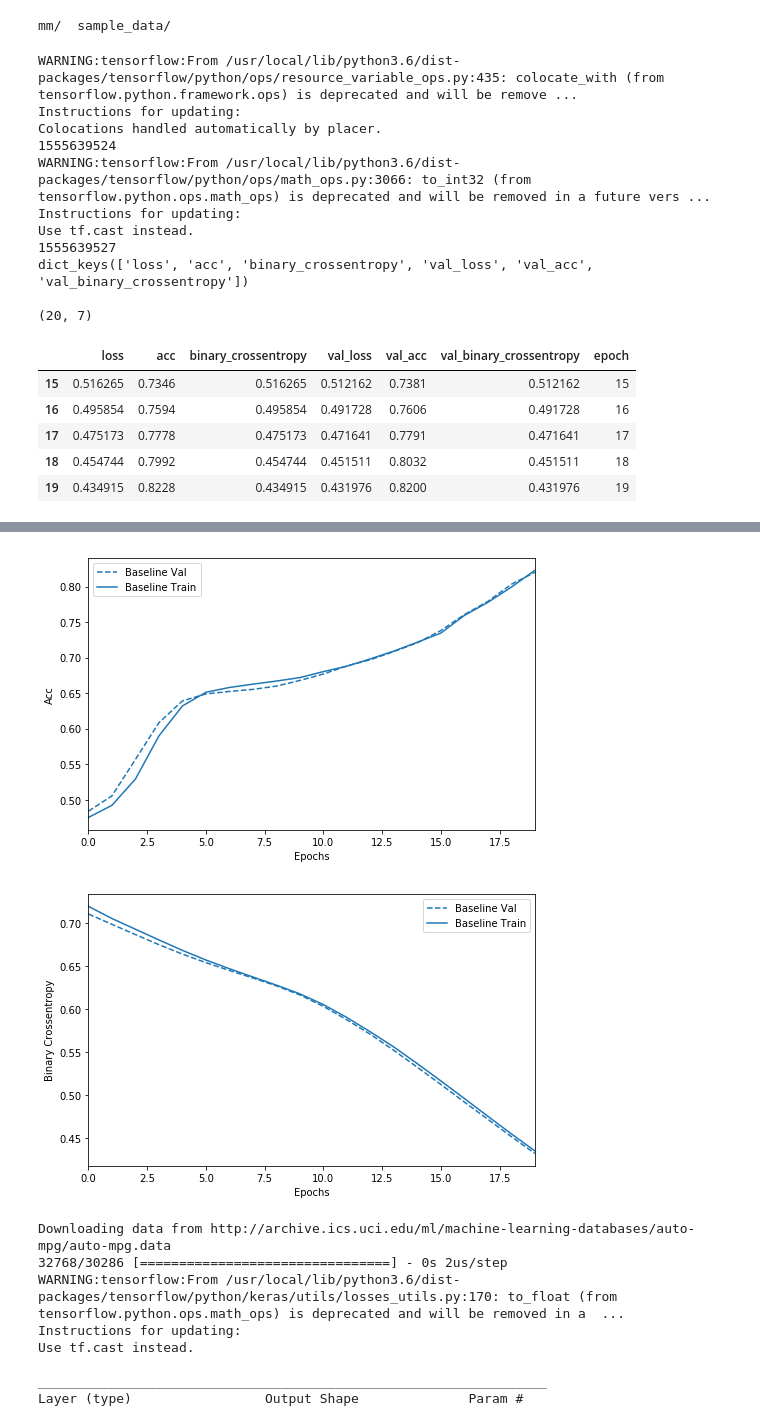
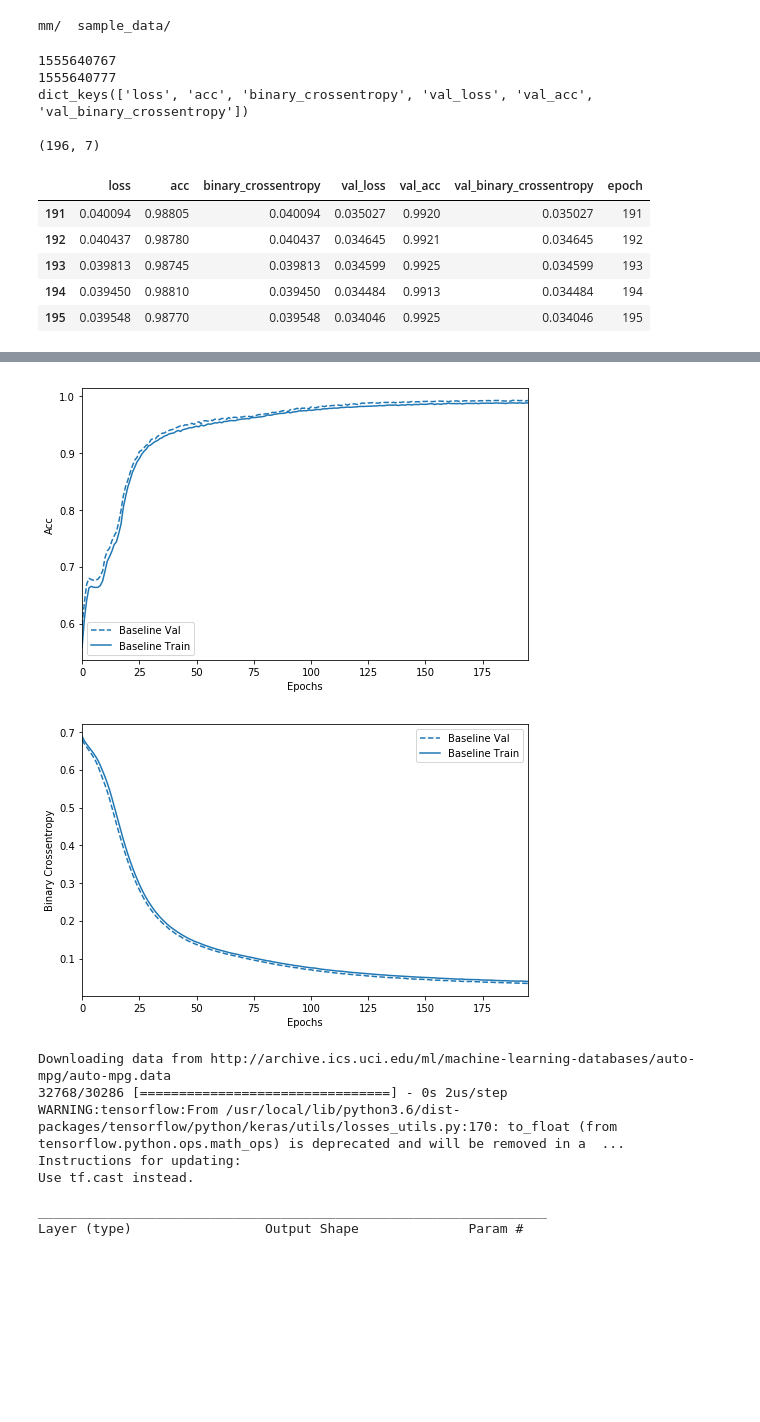
Before and after one commit to tlqtangok/tf2, a Jupyter notebook: tf_2_0_gpu_demo.ipynb, the cells around one changed output, grey strips where cells are left out. Saved outputs shown, nothing was run; the diff lists cells and outputs as text; code cells hidden in the pictures; blank space fills up the shorter version.

```diff
--- a/tf_2_0_gpu_demo.ipynb
+++ b/tf_2_0_gpu_demo.ipynb
@@ -17,19 +17,8 @@ import sklearn.preprocessing as prep
 from IPython.display import display
 
 ### lib_
-def gen_train_label(rows, x_dim, y_dim):
 
-    x_train = np.random.random([rows,x_dim])
-    x_label = np.random.random([rows,y_dim])
-    x_label.fill(0.0)
 
-    for idx in range(rows):
-        e_ = x_train[idx]
-
-        e_c = (np.sqrt(e_[0] * e_[0] + e_[-1] * e_[-1]) > 0.66) * 1.0
-        x_label[idx][int(e_c)] = 1.0
-
-    return [x_train, x_label]
 
 def plot_history(histories, key='binary_crossentropy'):
     plt.figure(figsize=(8,5))
@@ -96,10 +85,24 @@ def gen_model(x_dim, y_dim):
 
     return baseline_model
 
+def gen_train_label(rows, x_dim, y_dim):
+    x_train = np.random.random([rows,x_dim])
+    x_label = np.random.random([rows,y_dim])
+    x_label.fill(0.0)
 
-def main():
+    for idx in range(rows):
+        e_ = x_train[idx]
+
+        e_c = (np.sqrt(e_[0] * e_[0] + e_[-1] * e_[-1]) > 0.66) * 1.0
+        x_label[idx][int(e_c)] = 1.0
+
+    return [x_train, x_label]
+
+
+
+if __name__ == "__main__":
 #     !perl -e "print time"
-
+    import os
     if not os.path.exists("./mm"):
         !mkdir  mm
         !ls mm
@@ -115,28 +118,28 @@ def main():
     if "WINDIR" in os.environ :
         key_acc = "accuracy"  # my windows
 
-    if "HOME" in os.environ and os.environ["HOME"] == "/home/bgi902":
-        key_acc = "accuracy"
+#     if "HOME" in os.environ and os.environ["HOME"] == "/home/bgi902":
+#         key_acc = "accuracy"
 
 
 
     [x_train, x_label] = gen_train_label(rows, x_dim, y_dim)
-    [y_test, y_label] = gen_train_label(int(rows/2), x_dim, y_dim)
+    [y_test, y_label] = gen_train_label( int(rows/2), x_dim, y_dim)
 #     [x_train, y_test] = norm_x_y_data(x_train, y_test)
-
     baseline_model = gen_model(x_dim, y_dim)
 
 
-#     early_stop = keras.callbacks.EarlyStopping(monitor="val_" + key_acc,  patience=7)
+    early_stop = keras.callbacks.EarlyStopping(monitor="val_" + key_acc,  patience=7)
     !perl -e "print time"
     print()
     baseline_history = baseline_model.fit(x_train,
                                       x_label,
-                                      epochs=20,
+                                      epochs=300,
                                       batch_size=1000,
                                       validation_data=(y_test, y_label),
-#                                       callbacks=[early_stop],
+                                      callbacks=[early_stop],
                                       verbose=0)
+
     !perl -e "print time"
     print()
 
@@ -177,26 +180,16 @@ def main():
 
     print ("- h5 networks filesize is : " , get_mm_filesize(baseline_model.count_params()) , " kbytes")
 
-    return (baseline_history.history)
-
 ### lib_ end
-
-x = main()
 # %% [output]
-WARNING:tensorflow:From /usr/local/lib/python3.6/dist-packages/tensorflow/python/ops/resource_variable_ops.py:435: colocate_with (from tensorflow.python.framework.ops) is deprecated and will be remove ...
-Instructions for updating:
-Colocations handled automatically by placer.
-1555639524
-WARNING:tensorflow:From /usr/local/lib/python3.6/dist-packages/tensorflow/python/ops/math_ops.py:3066: to_int32 (from tensorflow.python.ops.math_ops) is deprecated and will be removed in a future vers ...
-Instructions for updating:
-Use tf.cast instead.
-1555639527
+1555640767
+1555640777
 dict_keys(['loss', 'acc', 'binary_crossentropy', 'val_loss', 'val_acc', 'val_binary_crossentropy'])
 
-(20, 7)
+(196, 7)
 |  | loss | acc | binary_crossentropy | val_loss | val_acc | val_binary_crossentropy | epoch |
-| 15 | 0.516265 | 0.7346 | 0.516265 | 0.512162 | 0.7381 | 0.512162 | 15 |
-| 16 | 0.495854 | 0.7594 | 0.495854 | 0.491728 | 0.7606 | 0.491728 | 16 |
-| 17 | 0.475173 | 0.7778 | 0.475173 | 0.471641 | 0.7791 | 0.471641 | 17 |
-| 18 | 0.454744 | 0.7992 | 0.454744 | 0.451511 | 0.8032 | 0.451511 | 18 |
-| 19 | 0.434915 | 0.8228 | 0.434915 | 0.431976 | 0.8200 | 0.431976 | 19 |
+| 191 | 0.040094 | 0.98805 | 0.040094 | 0.035027 | 0.9920 | 0.035027 | 191 |
+| 192 | 0.040437 | 0.98780 | 0.040437 | 0.034645 | 0.9921 | 0.034645 | 192 |
+| 193 | 0.039813 | 0.98745 | 0.039813 | 0.034599 | 0.9925 | 0.034599 | 193 |
+| 194 | 0.039450 | 0.98810 | 0.039450 | 0.034484 | 0.9913 | 0.034484 | 194 |
+| 195 | 0.039548 | 0.98770 | 0.039548 | 0.034046 | 0.9925 | 0.034046 | 195 |
@@ -210,5 +203,5 @@ Wall time: 13.3 s
-[figure, old version]
+[figure, new version]
-[figure, old version]
+[figure, new version]
 # %%
 %%time
 # jd add
```
Also changed, not shown: parts of 1 cell of this notebook.
